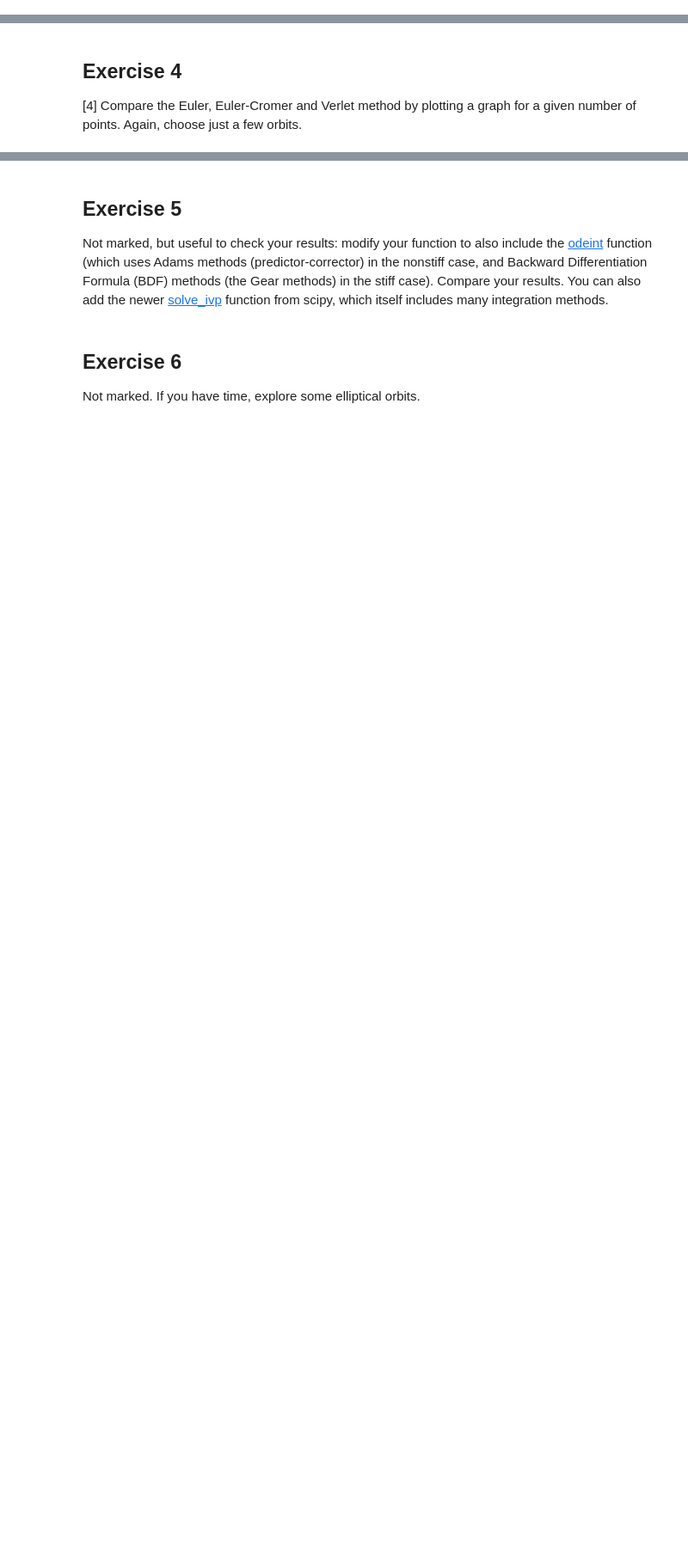
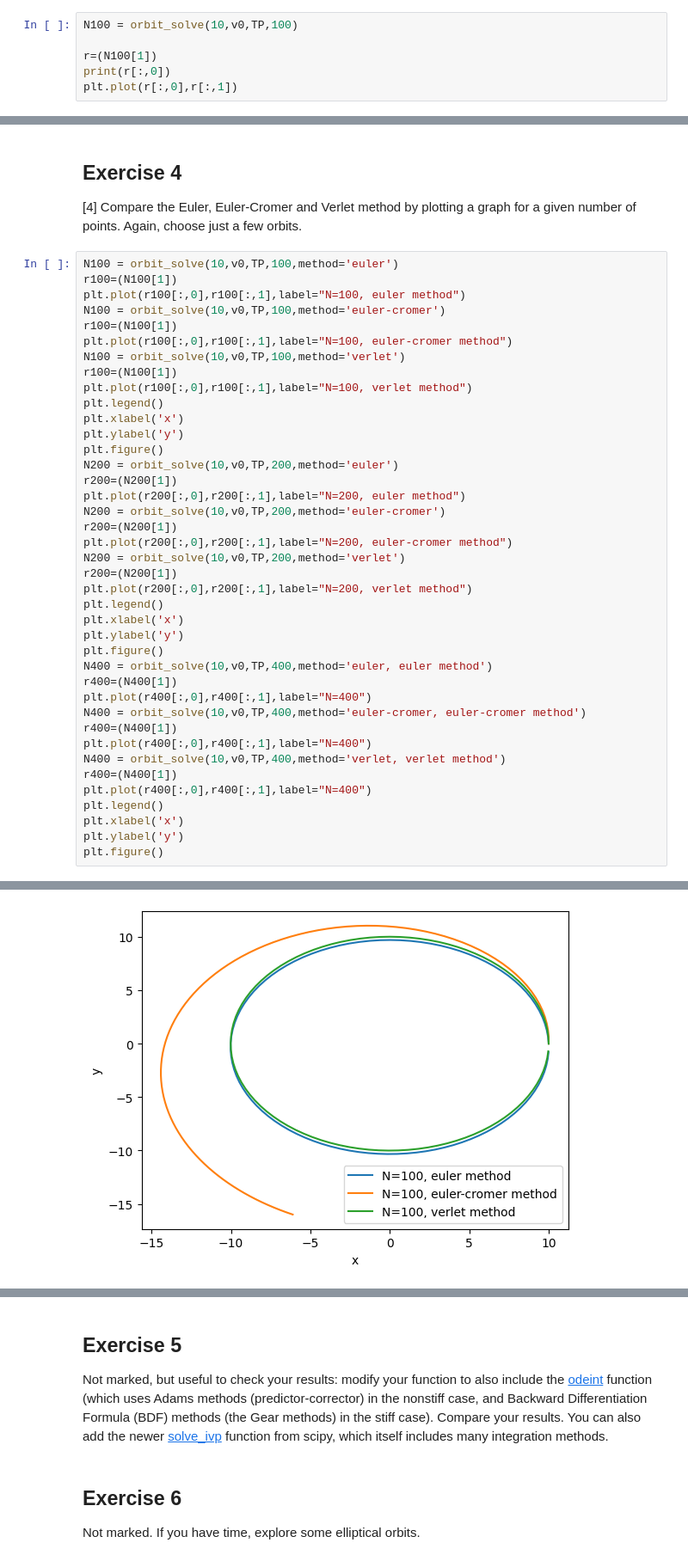
Before and after one commit to PX2145-2025/week-9-b-w-dummett, a Jupyter notebook: ODEs_2.ipynb, the cells around one changed output, grey strips where cells are left out. Shown: that part at 86% size. Drawn from its saved outputs; the diff is of its cells as text; blank space fills up the shorter version.

```diff
--- a/ODEs_2.ipynb
+++ b/ODEs_2.ipynb
@@ -305,3 +433,9 @@ See LearningCentral for an example using the [Lotka-Volterra equations](https://
+# %%
+N100 = orbit_solve(10,v0,TP,100)
+
+r=(N100[1])
+print(r[:,0])
+plt.plot(r[:,0],r[:,1])
 # %% [markdown]
 ## Exercise 3
 
@@ -310,3 +515,44 @@ See LearningCentral for an example using the [Lotka-Volterra equations](https://
 ## Exercise 4
 
 [4] Compare the Euler, Euler-Cromer and Verlet method by plotting a graph for a given number of points. Again, choose just a few orbits.
+# %%
+N100 = orbit_solve(10,v0,TP,100,method='euler')
+r100=(N100[1])
+plt.plot(r100[:,0],r100[:,1],label="N=100, euler method")
+N100 = orbit_solve(10,v0,TP,100,method='euler-cromer')
+r100=(N100[1])
+plt.plot(r100[:,0],r100[:,1],label="N=100, euler-cromer method")
+N100 = orbit_solve(10,v0,TP,100,method='verlet')
+r100=(N100[1])
+plt.plot(r100[:,0],r100[:,1],label="N=100, verlet method")
+plt.legend()
+plt.xlabel('x')
+plt.ylabel('y')
+plt.figure()
+N200 = orbit_solve(10,v0,TP,200,method='euler')
+r200=(N200[1])
+plt.plot(r200[:,0],r200[:,1],label="N=200, euler method")
+N200 = orbit_solve(10,v0,TP,200,method='euler-cromer')
+r200=(N200[1])
+plt.plot(r200[:,0],r200[:,1],label="N=200, euler-cromer method")
+N200 = orbit_solve(10,v0,TP,200,method='verlet')
+r200=(N200[1])
+plt.plot(r200[:,0],r200[:,1],label="N=200, verlet method")
+plt.legend()
+plt.xlabel('x')
+plt.ylabel('y')
+plt.figure()
+N400 = orbit_solve(10,v0,TP,400,method='euler, euler method')
+r400=(N400[1])
+plt.plot(r400[:,0],r400[:,1],label="N=400")
+N400 = orbit_solve(10,v0,TP,400,method='euler-cromer, euler-cromer method')
+r400=(N400[1])
+plt.plot(r400[:,0],r400[:,1],label="N=400")
+N400 = orbit_solve(10,v0,TP,400,method='verlet, verlet method')
+r400=(N400[1])
+plt.plot(r400[:,0],r400[:,1],label="N=400")
+plt.legend()
+plt.xlabel('x')
+plt.ylabel('y')
+plt.figure()
+# %% [output]
@@ -312,0 +560 @@ See LearningCentral for an example using the [Lotka-Volterra equations](https://
+[figure, added]
```
Also changed, not shown: parts of 8 cells of this notebook.
